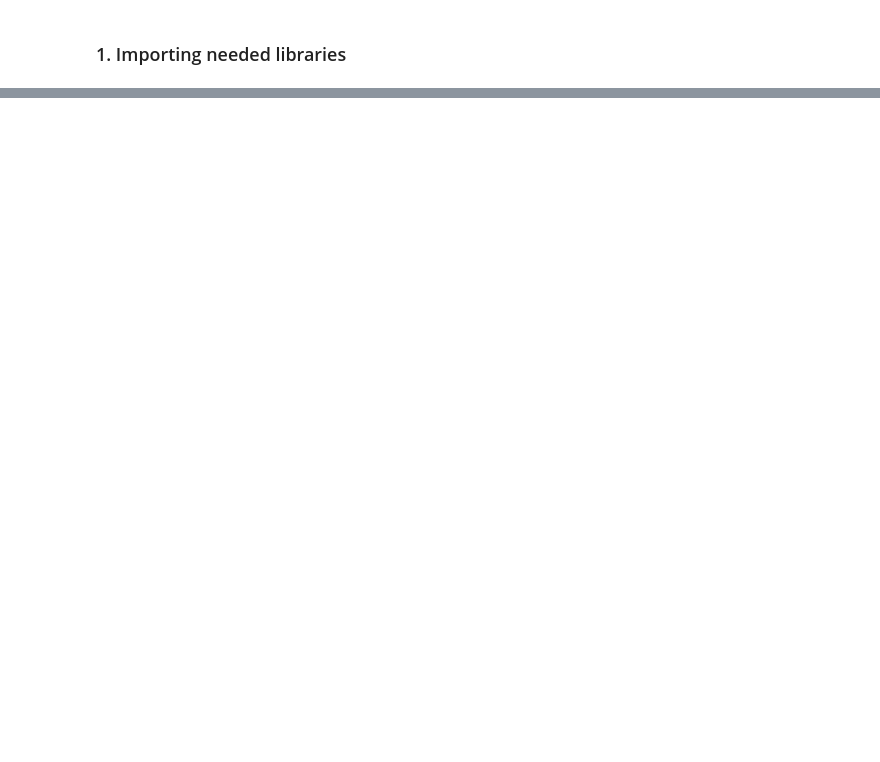
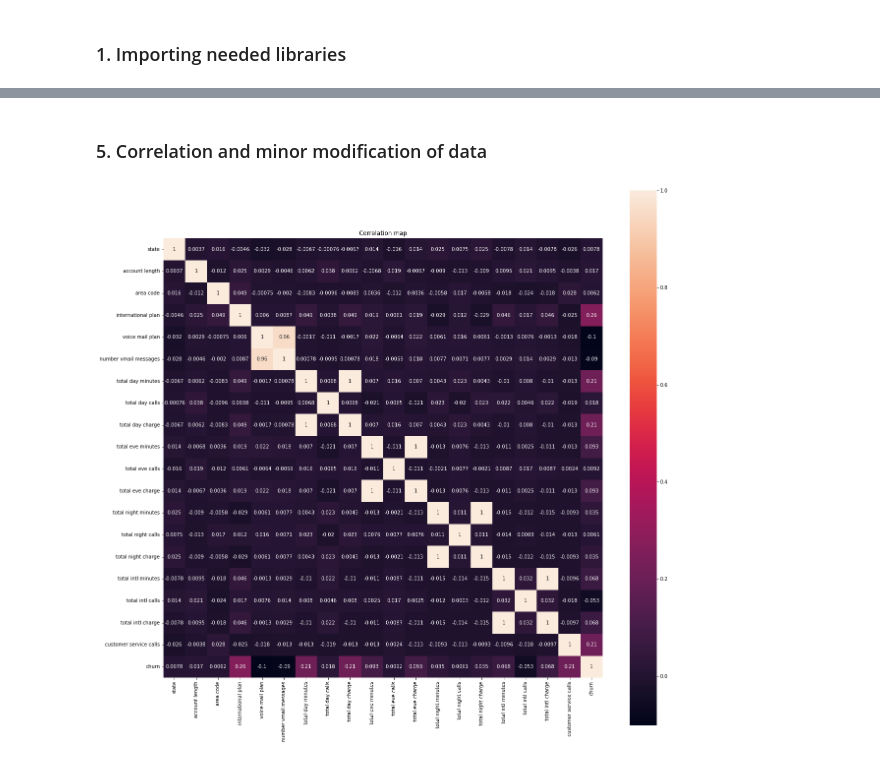
Before and after one commit to Kingakkk/Classification-Problems, a Jupyter notebook: Churn in telco.ipynb, the cells around one changed output, grey strips where cells are left out. Cells and saved outputs as stored; diff of their text form; code cells hidden in the pictures; blank space fills up the shorter version.

```diff
--- a/Churn in telco.ipynb
+++ b/Churn in telco.ipynb
@@ -58,0 +426,6 @@ data.describe() #(include='all')
+# %% [markdown]
+### 5. Correlation and minor modification of data
+# %%
+X, y = basic_preprocess(data=data, target='churn', plot_corr='yes', col_to_drop=['phone number'], divide='yes')
+# %% [output]
+[figure, added]
```
Also changed, not shown: parts of 52 cells of this notebook.
